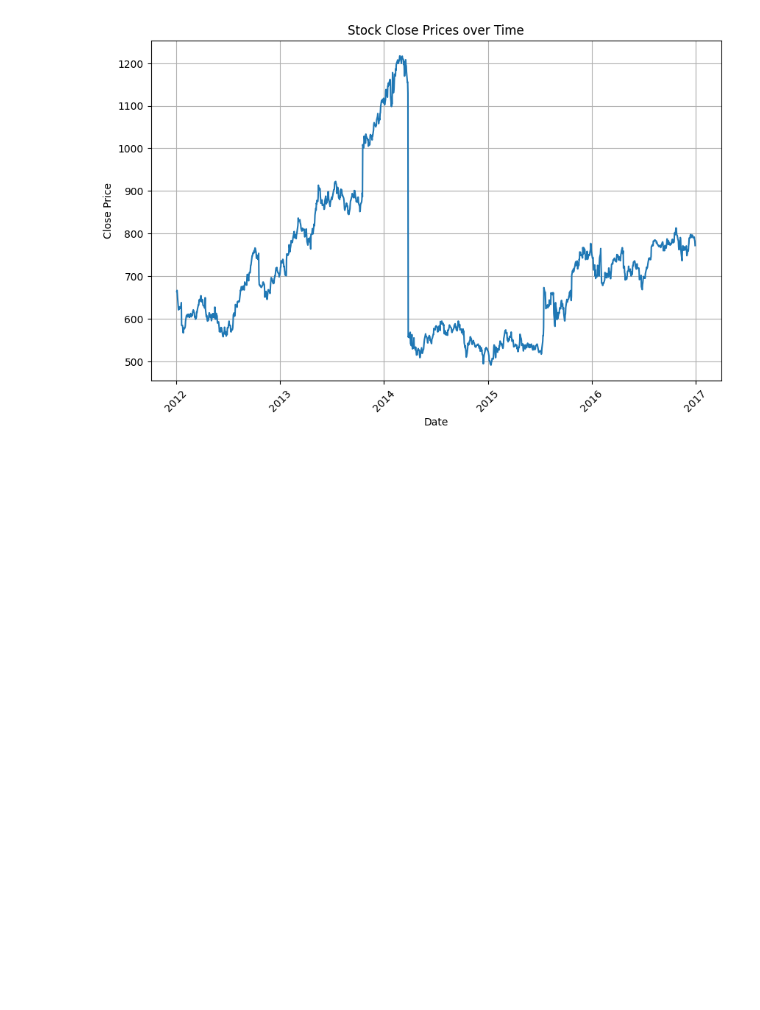
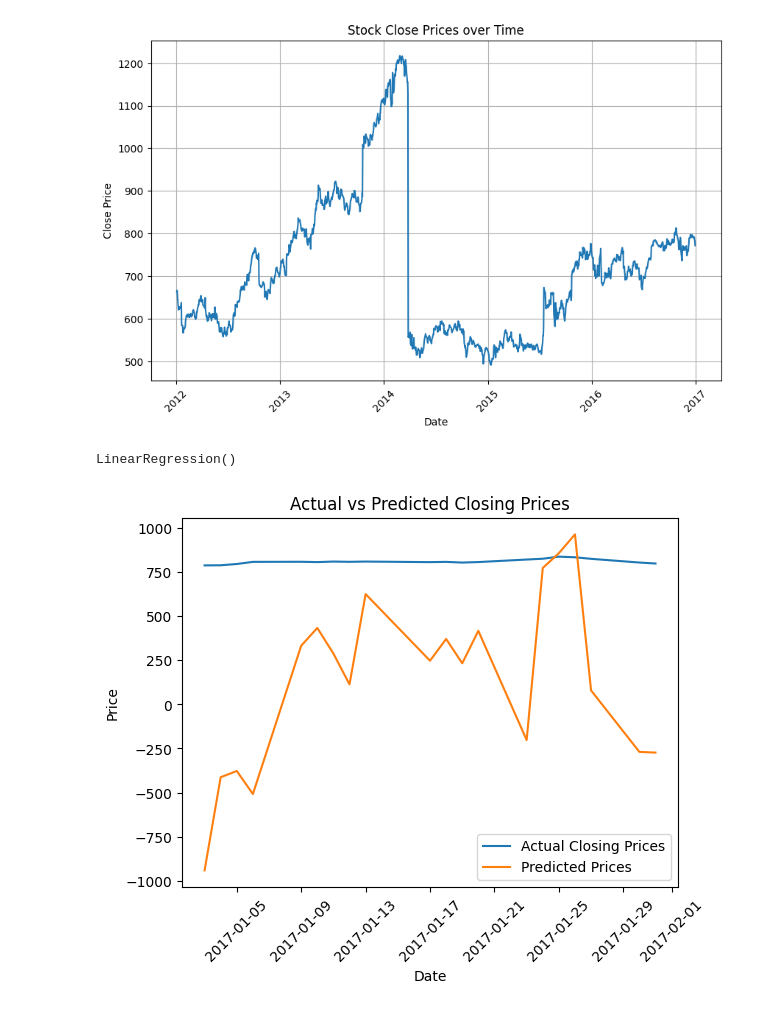
Before and after one commit to AbdulManaf12/Stock-Market-Prediction, a Jupyter notebook: Training file.ipynb, the cells around one changed output. Drawn from its saved outputs; the diff is of its cells as text; code cells hidden in the pictures; blank space fills up the shorter version.

Commit message:
training of linear regression and testing

```diff
--- a/Training file.ipynb
+++ b/Training file.ipynb
@@ -93,3 +93,64 @@ plt.grid(True)  # Add gridlines to the plot
 plt.show()  # Display the plot
 # %% [output]
 [figure]
+# %%
+from sklearn.linear_model import LinearRegression
+
+# Extract relevant information from the 'Date' column
+df['Year'] = df['Date'].dt.year
+df['Month'] = df['Date'].dt.month
+df['Day'] = df['Date'].dt.day
+
+# Separate the features and target variable
+X = df[['Year', 'Month', 'Day', 'Open', 'High', 'Low', 'Volume']]
+y = df['Close']
+
+# Create an instance of the LinearRegression model
+model = LinearRegression()
+
+# Train the model on the training data
+model.fit(X, y)
+# %% [output]
+LinearRegression()
+# %%
+test_data = pd.read_csv('./Google_Stock_Price_Test.csv')
+
+#converted Close, Volume columns and Data into their appropriate type
+test_data['Volume'] = [float(x.replace(',','')) for x in test_data['Volume']]
+test_data['Date'] = pd.to_datetime(test_data['Date'])
+
+#preprocess the data for optimize training and accurate model training
+from sklearn.preprocessing import StandardScaler
+
+ss = StandardScaler()
+columns_to_scale = ['Open', 'High', 'Low', 'Volume']
+test_data[columns_to_scale] = ss.fit_transform(test_data[columns_to_scale])
+
+# Extract relevant information from the 'Date' column
+test_data['Year'] = test_data['Date'].dt.year
+test_data['Month'] =test_data['Date'].dt.month
+test_data['Day'] =test_data['Date'].dt.day
+
+# Separate the features and target variable
+X = test_data[['Year', 'Month', 'Day', 'Open', 'High', 'Low', 'Volume']]
+y = test_data['Close']
+
+predict_y = model.predict(X)
+# %%
+# Plotting the actual closing prices
+plt.plot(test_data['Date'], y, label='Actual Closing Prices')
+
+# Plotting the predicted prices
+plt.plot(test_data['Date'], predict_y, label='Predicted Prices')
+
+# Adding labels and title to the plot
+plt.xlabel('Date')
+plt.ylabel('Price')
+plt.title('Actual vs Predicted Closing Prices')
+plt.xticks(rotation=45)
+plt.legend()
+
+# Display the plot
+plt.show()
+# %% [output]
+[figure, added]
```
Also changed, not shown: parts of 2 cells of this notebook.
